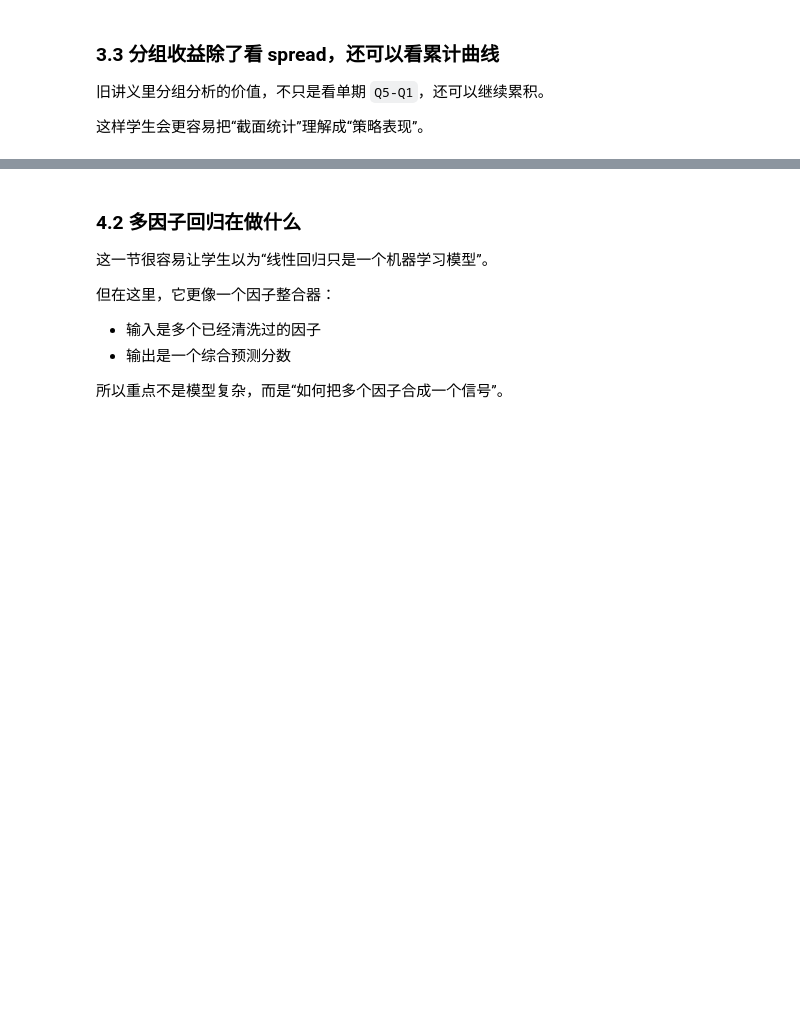
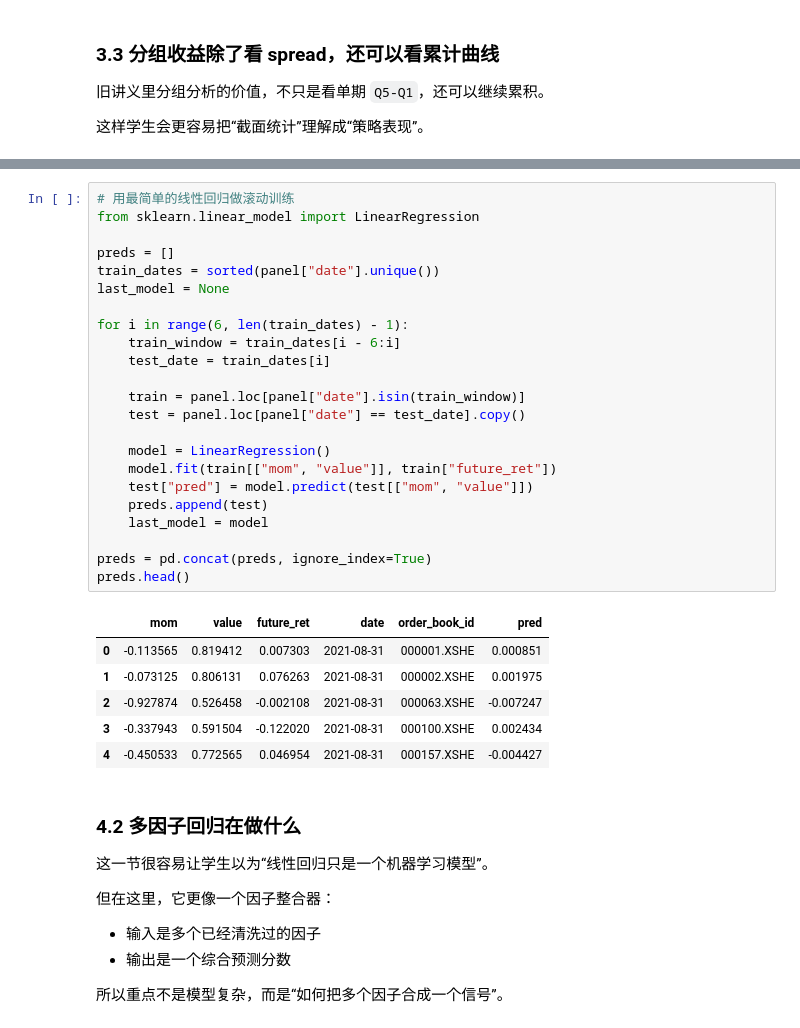
Before and after one commit to GoodNight0721/fec_workshop, a Jupyter notebook: quant_investing/compact_6lectures/C05_单因子到多因子.ipynb, the cells around one changed output, grey strips where cells are left out. Cells and saved outputs as stored; diff of their text form; blank space fills up the shorter version.

```diff
--- a/quant_investing/compact_6lectures/C05_单因子到多因子.ipynb
+++ b/quant_investing/compact_6lectures/C05_单因子到多因子.ipynb
@@ -191,3 +283,33 @@ plt.show()
+# %%
+# 用最简单的线性回归做滚动训练
+from sklearn.linear_model import LinearRegression
+
+preds = []
+train_dates = sorted(panel["date"].unique())
+last_model = None
+
+for i in range(6, len(train_dates) - 1):
+    train_window = train_dates[i - 6:i]
+    test_date = train_dates[i]
+
+    train = panel.loc[panel["date"].isin(train_window)]
+    test = panel.loc[panel["date"] == test_date].copy()
+
+    model = LinearRegression()
+    model.fit(train[["mom", "value"]], train["future_ret"])
+    test["pred"] = model.predict(test[["mom", "value"]])
+    preds.append(test)
+    last_model = model
+
+preds = pd.concat(preds, ignore_index=True)
+preds.head()
+# %% [output]
+|  | mom | value | future_ret | date | order_book_id | pred |
+| 0 | -0.113565 | 0.819412 | 0.007303 | 2021-08-31 | 000001.XSHE | 0.000851 |
+| 1 | -0.073125 | 0.806131 | 0.076263 | 2021-08-31 | 000002.XSHE | 0.001975 |
+| 2 | -0.927874 | 0.526458 | -0.002108 | 2021-08-31 | 000063.XSHE | -0.007247 |
+| 3 | -0.337943 | 0.591504 | -0.122020 | 2021-08-31 | 000100.XSHE | 0.002434 |
+| 4 | -0.450533 | 0.772565 | 0.046954 | 2021-08-31 | 000157.XSHE | -0.004427 |
 # %% [markdown]
 ### 4.2 多因子回归在做什么
 这一节很容易让学生以为“线性回归只是一个机器学习模型”。
```
Also changed, not shown: parts of 19 cells of this notebook, 1 other file.
